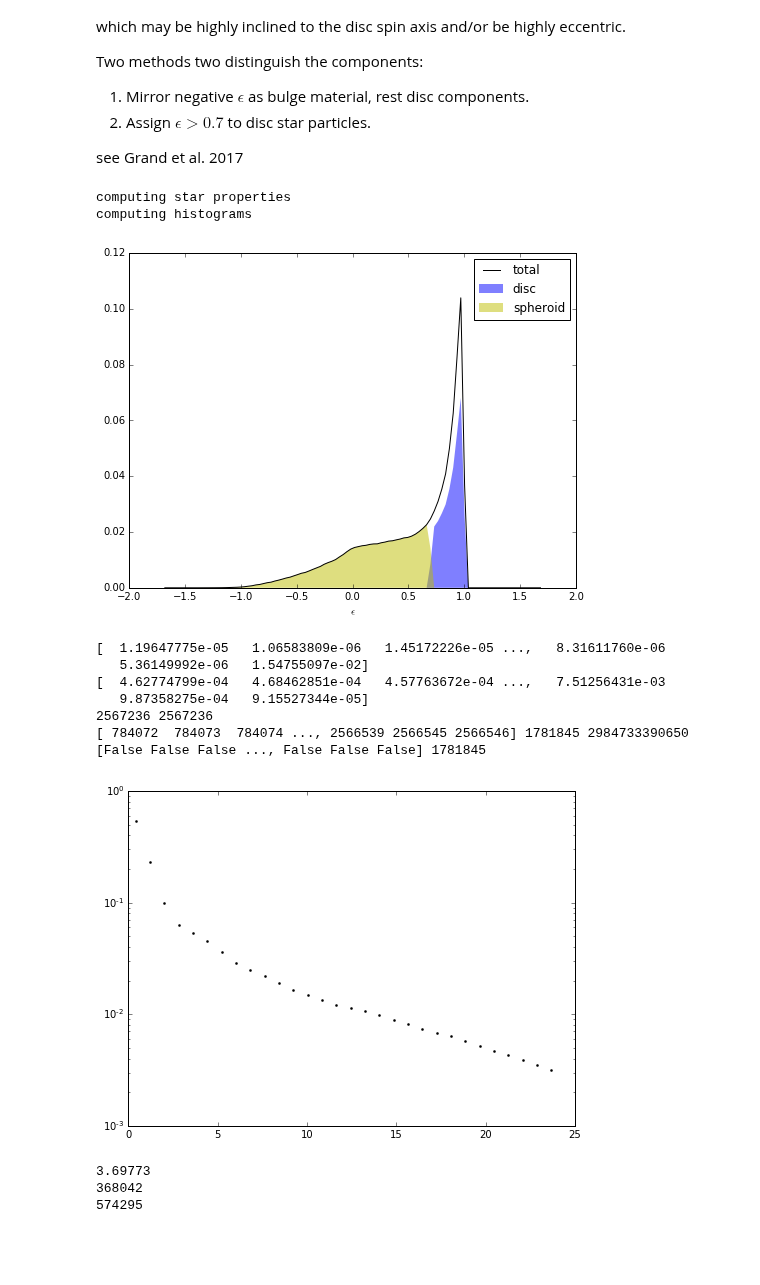
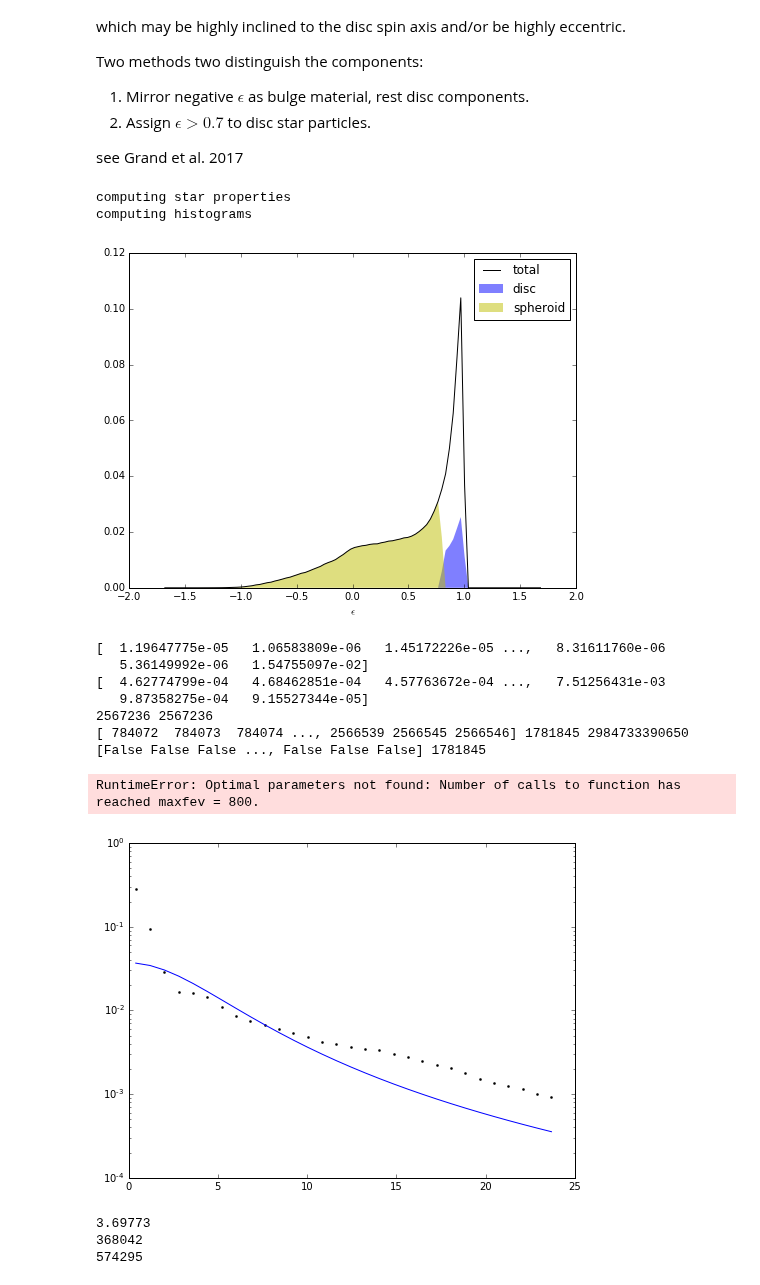
Before and after one commit to sophialilleengen/masterproject, a Jupyter notebook: notebooks/1decomp_bulge_disk.ipynb, the cells around one changed output. Cells and saved outputs as stored; diff of their text form; code cells hidden in the pictures; blank space fills up the shorter version.

Commit message:
merger tree and new density fits started

```diff
--- a/notebooks/1decomp_bulge_disk.ipynb
+++ b/notebooks/1decomp_bulge_disk.ipynb
@@ -80,8 +82,23 @@ Two methods two distinguish the components:
 see Grand et al. 2017
 # %%
 #fig, ax = plt.subplots(1, 1, figsize=(8,6))
+def MNdens(x, a_kpc, b_kpc, first_fac_kpc2):
+    '''
+    INPUT:
+        x: R_kpc, z_kpc, Mass_tot
+    '''
+    z_kpc = 0
+    R_kpc = x
+    #first_fac_kpc2 = (mass_10Msun * b_kpc**2) / (4. * np.pi) # * 10^10M_sun
+    bzsqrt_kpc = np.sqrt(z_kpc**2 + b_kpc**2)
+    abz_sqrt_kpc = (a_kpc + bzsqrt_kpc)
+    numerator_kpc3 = a_kpc * R_kpc**2 + (a_kpc + 3. * bzsqrt_kpc) * abz_sqrt_kpc**2
+    denominator_kpc8 = (R_kpc**2 + abz_sqrt_kpc**2)**(5./2.) * bzsqrt_kpc**3
+    rho_kpc_3 = first_fac_kpc2 * numerator_kpc3 / denominator_kpc8 # * 10^10 M_sun if not specific density
+    return(rho_kpc_3)
 
-def decomp(s, circ_val = 0.7, plotter = False):
+
+def decomp(s, circ_val = 0.8, plotter = False):
     ID = s.id
     # get number of particles
     na = s.nparticlesall
@@ -183,7 +200,7 @@ def decomp(s, circ_val = 0.7, plotter = False):
 
     Radius_Mpc = s.r()[istars][iensort]
 
-    zmax = 0.002
+    zmax = 0.0005
     ii = (eps2 >= circ_val) & (abs(pos[:,0][nn]) < zmax)
     idisk = np.where((eps2 >= circ_val) & (abs(pos[:,0][nn]) < zmax))
     ispheroid = np.where(eps2 < circ_val)
@@ -219,17 +236,19 @@ def decomp(s, circ_val = 0.7, plotter = False):
     vol = np.pi * (edges[1:]**2 - edges[:-1]**2)
     rho = 1e-5 * pn / vol
     fig, ax = plt.subplots(1, 1, figsize=(8,6))
-
+    sigma = rho
     ax.semilogy(rbin*1e3,rho,color='k',marker='o', markersize=2., linewidth=0.)
-
-    return(disk_ID, spheroid_ID, rho)
+    plt.plot(rbin*1e3, MNdens(rbin*1e3, 5, 1, 1))
+    (poptd, pcovd) = curve_fit( MNdens, rbin*1e3, rho, (5., 1., 1.), sigma = rho)#, (0.1, 3., 1.), sigma=sigma, bounds=([0., 0.5], [10., 10.], [None,None]) )
+    print(poptd)
+    return(disk_ID, spheroid_ID, rho, poptd)
 # %%
-disk_ID, spheroid_ID, rho = decomp(s, plotter = 1)
+disk_ID, spheroid_ID, rho, poptd = decomp(s, plotter = 1)
 #print(ID.shape, eps2.shape, istars.shape)
 # %% [output]
 computing star properties
 computing histograms
-[figure, old version]
+[figure, new version]
 [  1.19647775e-05   1.06583809e-06   1.45172226e-05 ...,   8.31611760e-06
    5.36149992e-06   1.54755097e-02]
 [  4.62774799e-04   4.68462851e-04   4.57763672e-04 ...,   7.51256431e-03
@@ -237,7 +256,8 @@ computing histograms
 2567236 2567236
 [ 784072  784073  784074 ..., 2566539 2566545 2566546] 1781845 2984733390650
 [False False False ..., False False False] 1781845
+RuntimeError: Optimal parameters not found: Number of calls to function has reached maxfev = 800.
-[figure, old version]
+[figure, new version]
 # %%
 i_spher = np.isin(s.id, spheroid_ID)
 z_spher, y_spher, x_spher = s.pos[:,0][i_spher], s.pos[:,1][i_spher], s.pos[:,2][i_spher]
```
Also changed, not shown: parts of 2 cells of this notebook, 12 other files.
